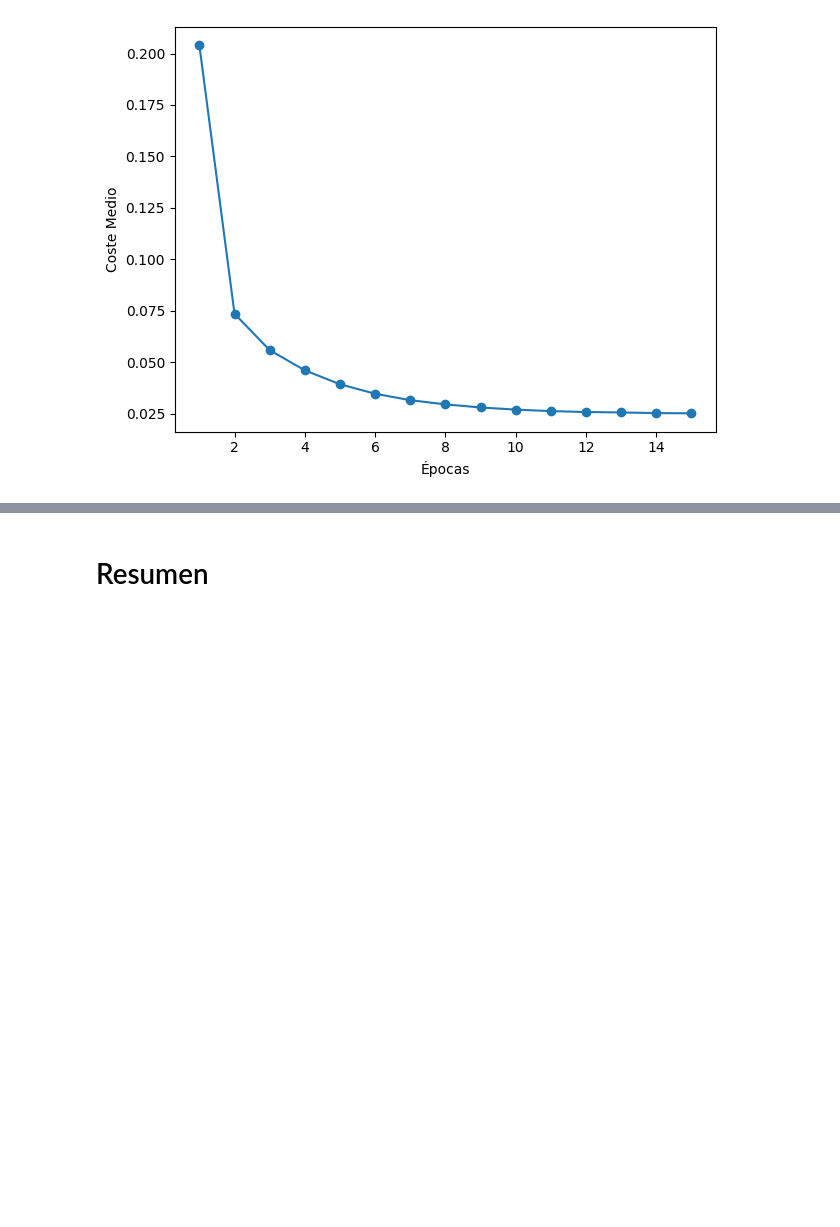
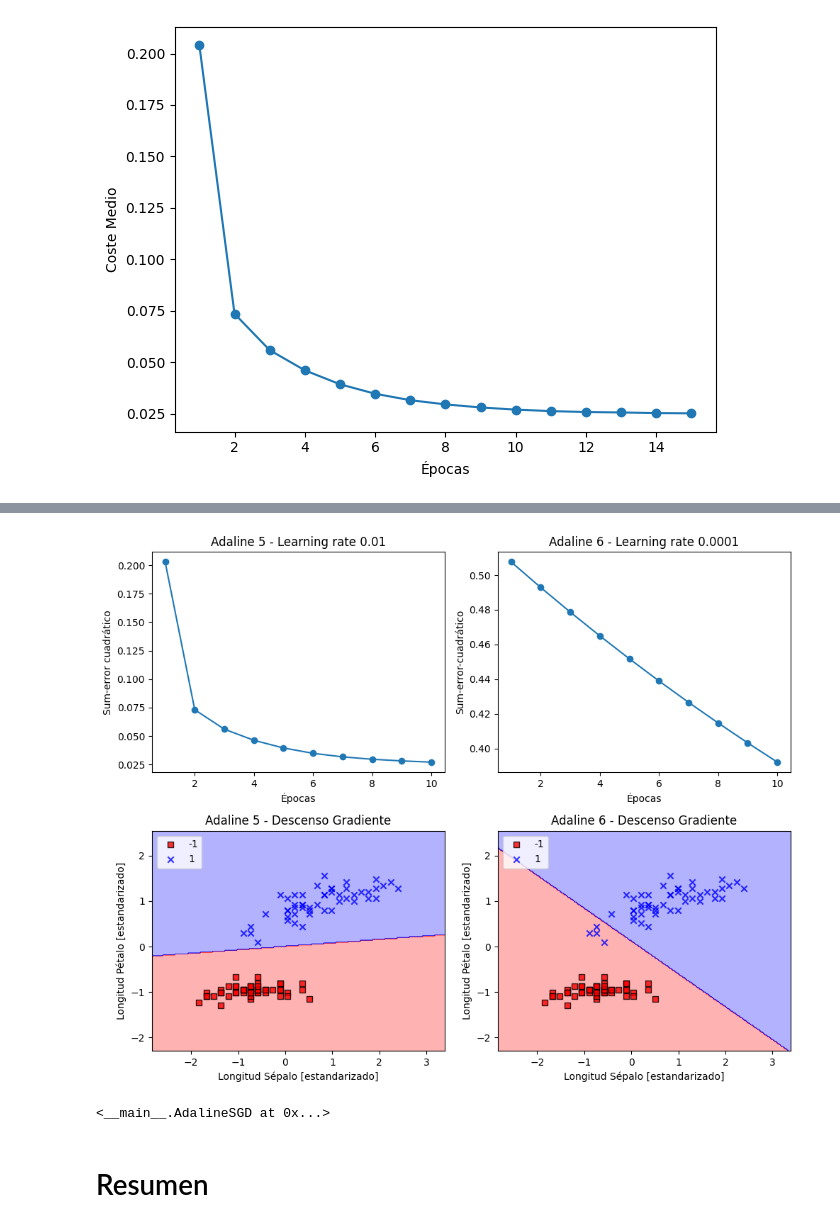
Before and after one commit to mpoyatos/APRENDIZAJE_AUTOMATICO_23_24, a Jupyter notebook: EJERCICIOS/2_4_Perceptron_y_Adaline_Ejercicio.ipynb, the cells around one changed output, grey strips where cells are left out. Cells and saved outputs as stored; diff of their text form; code cells hidden in the pictures; blank space fills up the shorter version.

```diff
--- a/EJERCICIOS/2_4_Perceptron_y_Adaline_Ejercicio.ipynb
+++ b/EJERCICIOS/2_4_Perceptron_y_Adaline_Ejercicio.ipynb
@@ -578,3 +631,51 @@ ada.partial_fit(X_std[0, :], y[0])
+# %%
+# GRAFICAS EXTRAS PARA ENTENDER MEJOR LA DIFERENCIA:
+
+# Inicializar modelos
+ada5 = AdalineSGD(n_iter=10, eta=0.01).fit(X_std, y)
+ada6 = AdalineSGD(n_iter=10, eta=0.0001).fit(X_std, y)
+
+fig = plt.figure(figsize=(10, 8))
+
+# Primera gráfica
+plt.subplot(2, 2, 1)  # 2 filas, 2 columnas, primer gráfico
+plt.plot(range(1, len(ada3.cost_) + 1), ada5.cost_, marker='o')
+plt.xlabel('Épocas')
+plt.ylabel('Sum-error cuadrático')
+plt.title('Adaline 5 - Learning rate 0.01')
+
+# Segunda gráfica
+plt.subplot(2, 2, 2)  # 2 filas, 2 columnas, segundo gráfico
+plt.plot(range(1, len(ada4.cost_) + 1), ada6.cost_, marker='o')
+plt.xlabel('Épocas')
+plt.ylabel('Sum-error-cuadrático')
+plt.title('Adaline 6 - Learning rate 0.0001')
+
+# Tercera gráfica
+plt.subplot(2, 2, 3)  # 2 filas, 2 columnas, tercer gráfico
+plot_decision_regions(X_std, y, classifier=ada5)
+plt.title('Adaline 5 - Descenso Gradiente')
+plt.xlabel('Longitud Sépalo [estandarizado]')
+plt.ylabel('Longitud Pétalo [estandarizado]')
+plt.legend(loc='upper left')
+
+# Cuarta gráfica
+plt.subplot(2, 2, 4)  # 2 filas, 2 columnas, cuarto gráfico
+plot_decision_regions(X_std, y, classifier=ada6)
+plt.title('Adaline 6 - Descenso Gradiente')
+plt.xlabel('Longitud Sépalo [estandarizado]')
+plt.ylabel('Longitud Pétalo [estandarizado]')
+plt.legend(loc='upper left')
+
+# Ajustar el diseño y mostrar las gráficas
+plt.tight_layout()
+plt.show()
+# %% [output]
+[figure, added]
+# %%
+ada.partial_fit(X_std[0, :], y[0]) # AQUÍ SOLAMENTE SE ESTA ENTRENANDO POR SEGUNDA VEZ EL MODELO ADA ANTERIORMENTE ENTRADO CON LA PRIMERA FLOR.
+# %% [output]
+<__main__.AdalineSGD at 0x...>
 # %% [markdown]
 # Resumen
 # %%
```
Also changed, not shown: parts of 21 cells of this notebook.
